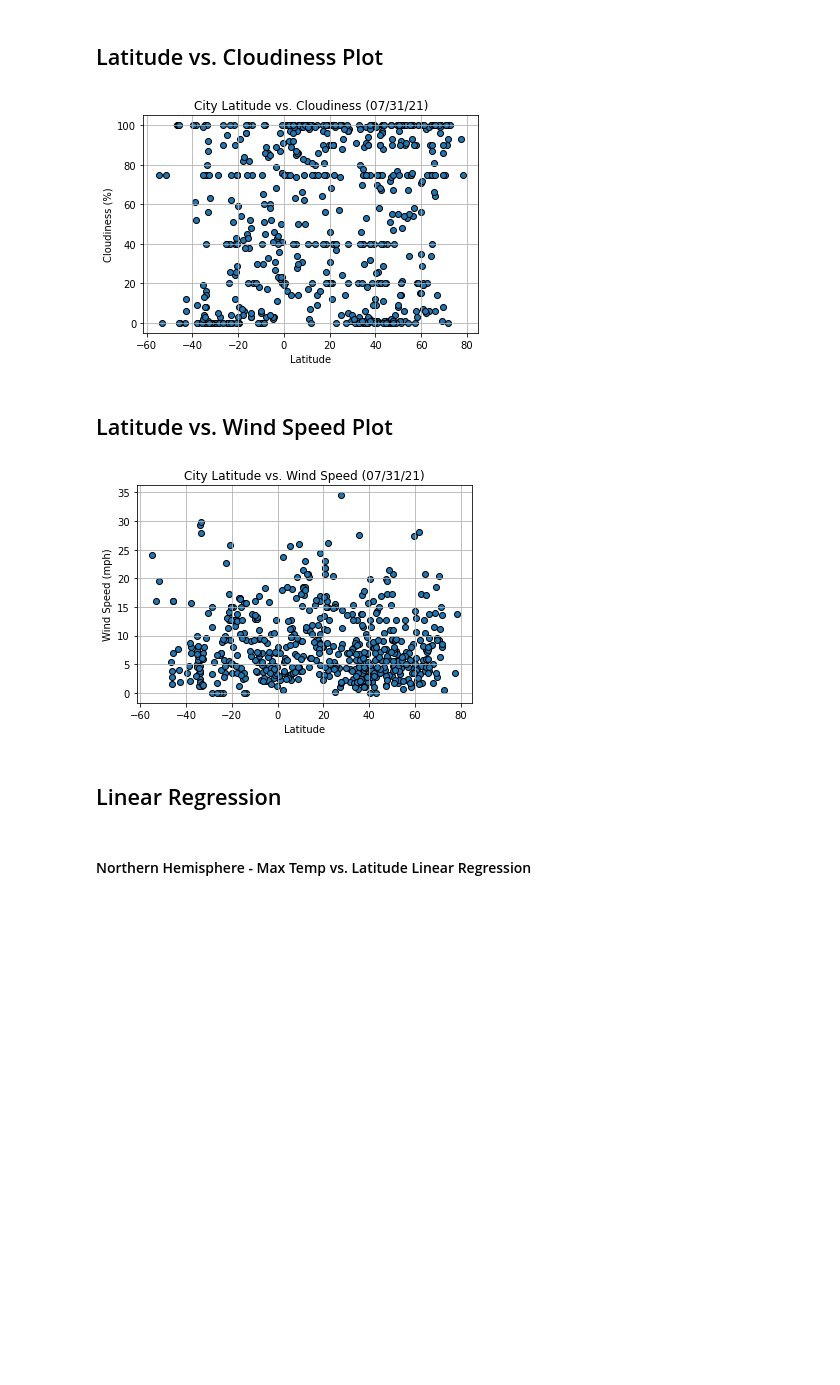
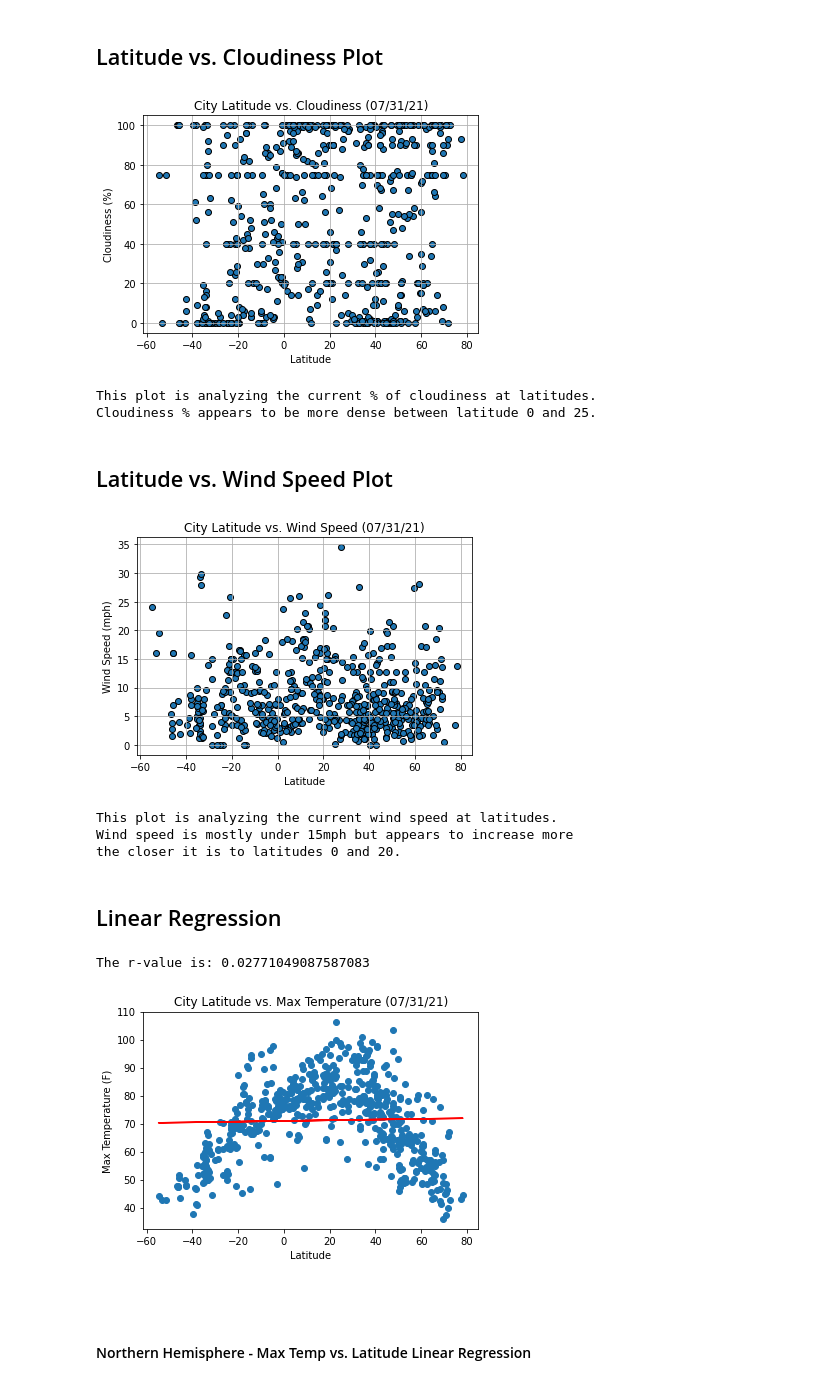
Before and after one commit to Sjenn257/python-api-challenge, a Jupyter notebook: WeatherPy/WeatherPy.ipynb, the cells around one changed output. Drawn from its saved outputs; the diff is of its cells as text; code cells hidden in the pictures; blank space fills up the shorter version.

Commit message:
plots and analysis sentences done

```diff
--- a/WeatherPy/WeatherPy.ipynb
+++ b/WeatherPy/WeatherPy.ipynb
@@ -221,8 +235,13 @@ plt.xlabel('Latitude')
 plt.ylabel('Cloudiness (%)')
 plt.grid(True)
 plt.show()
+
+print("This plot is analyzing the current % of cloudiness at latitudes.")
+print("Cloudiness % appears to be more dense between latitude 0 and 25.")
 # %% [output]
 [figure]
+This plot is analyzing the current % of cloudiness at latitudes.
+Cloudiness % appears to be more dense between latitude 0 and 25.
 # %% [markdown]
 ## Latitude vs. Wind Speed Plot
 # %%
@@ -234,10 +253,34 @@ plt.xlabel('Latitude')
 plt.ylabel('Wind Speed (mph)')
 plt.grid(True)
 plt.show()
+
+print("This plot is analyzing the current wind speed at latitudes.")
+print("Wind speed is mostly under 15mph but appears to increase more")
+print("the closer it is to latitudes 0 and 20.")
 # %% [output]
 [figure]
+This plot is analyzing the current wind speed at latitudes.
+Wind speed is mostly under 15mph but appears to increase more
+the closer it is to latitudes 0 and 20.
 # %% [markdown]
 ## Linear Regression
+# %%
+x_values = weather_df["Lat"]
+y_values = weather_df["Max Temp"]
+slope, intercept, r_value, p_value, stderr = linregress(x_values,y_values)
+regress_values=x_values*slope+intercept
+line_eq="y = "+str(round(slope,2)) + "x + " + str(round(intercept,2))
+plt.scatter(x_values,y_values)
+plt.plot(x_values,regress_values,"r-")
+plt.annotate(line_eq,(8,10),fontsize=15,color="red")
+plt.title("City Latitude vs. Max Temperature (07/31/21)")
+plt.xlabel('Latitude')
+plt.ylabel('Max Temperature (F)')
+print(f"The r-value is: {r_value}")
+plt.show()
+# %% [output]
+The r-value is: 0.02771049087587083
+[figure, added]
 # %% [markdown]
 ####  Northern Hemisphere - Max Temp vs. Latitude Linear Regression
 # %%
```
Also changed, not shown: parts of 2 cells of this notebook.
